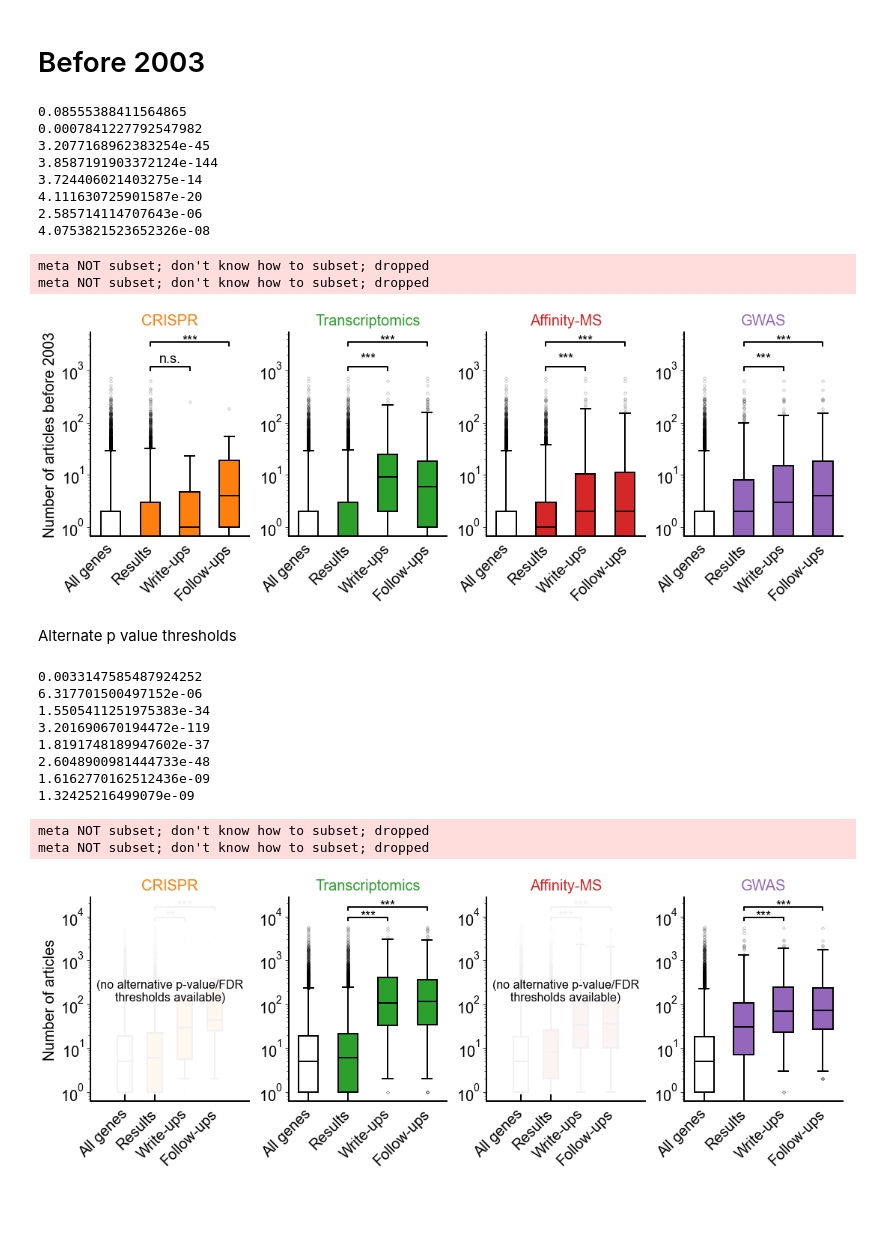
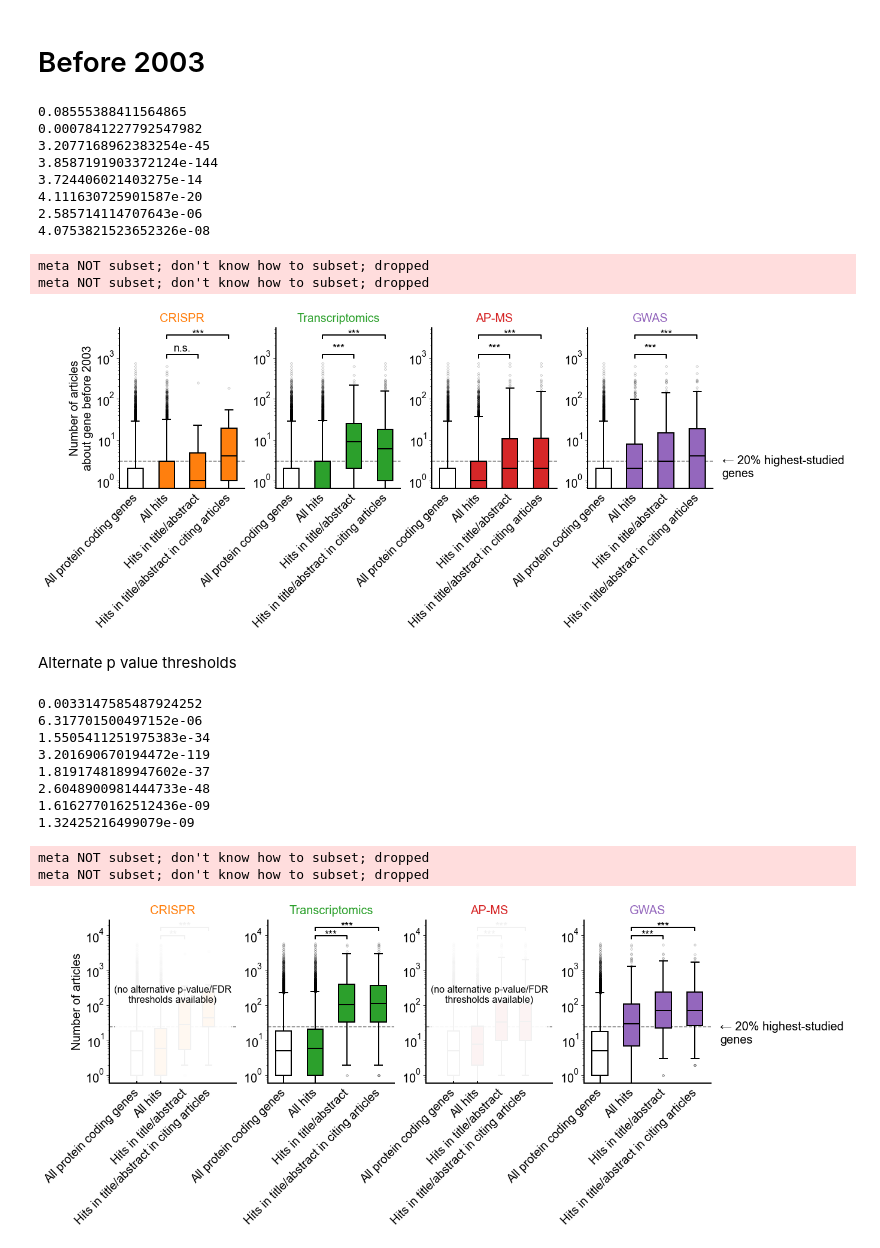
Before and after one commit to amarallab/fmug_analysis, a Jupyter notebook: notebooks/230825_filter_figure.ipynb, the cells around one changed output. Cells and saved outputs as stored; diff of their text form; code cells hidden in the pictures; blank space fills up the shorter version.

```diff
--- a/notebooks/230825_filter_figure.ipynb
+++ b/notebooks/230825_filter_figure.ipynb
@@ -414,6 +416,9 @@ def plot_boxplot(ax, hit_type='transcriptomics',
                whiskerprops=whiskerprops,
                capprops=capprops,
                flierprops=flierprops)
+
+    ax.axhline(np.percentile(data[0], 80), linestyle='dashed', color='k', zorder=-1, alpha=0.5)
+
     # test abstract against all hits
     x1, x2 = 1, 2
     y = 8_000
@@ -439,10 +444,13 @@ axes[0].set_title('CRISPR', fontsize=20, pad=10, color=sns.color_palette()[1])
 plot_boxplot(axes[1], 'transcriptomics', color=sns.color_palette()[2])
 axes[1].set_title('Transcriptomics', fontsize=20, pad=10, color=sns.color_palette()[2])
 plot_boxplot(axes[2], 'aff_ms', color=sns.color_palette()[3])
-axes[2].set_title('Affinity-MS', fontsize=20, pad=10, color=sns.color_palette()[3])
+axes[2].set_title('AP-MS', fontsize=20, pad=10, color=sns.color_palette()[3])
 plot_boxplot(axes[3], 'gwas', color=sns.color_palette()[4])
 axes[3].set_title('GWAS', fontsize=20, pad=10, color=sns.color_palette()[4])
-axes[0].set_ylabel('Number of articles', fontsize=20)
+axes[0].set_ylabel('Number of articles\nabout gene', fontsize=20)
+#axes[3].arrow(x=4, y=25, dx=-0.2, dy=0, width=1, color='k', length_includes_head=True)
+axes[3].text(x=3.8,y=35, s='← 20% highest-studied\ngenes', ha='left', va='top',
+             color='k', alpha=1, fontsize=20)
 
 for ax in axes:
     ax.set_yscale('log')
@@ -455,10 +463,10 @@ for ax in axes:
     ax.spines['top'].set_visible(False)
     [ax.spines[i].set_linewidth(2) for i in ax.spines]
     ax.set_xticks(ticks = [0,1,2,3],
-                  labels=['All genes',
-                          'Results',
-                          'Write-ups',
-                          'Follow-ups'])
+                  labels=['All protein coding genes',
+                          'All hits',
+                          'Hits in title/abstract',
+                          'Hits in title/abstract in citing articles'])
     ax.set_xticklabels(labels=ax.xaxis.get_ticklabels(),
                              rotation=45, ha='right', va='center', rotation_mode='anchor')
 
@@ -535,6 +678,9 @@ def plot_boxplot(ax, hit_type='transcriptomics',
                whiskerprops=whiskerprops,
                capprops=capprops,
                flierprops=flierprops)
+
+    ax.axhline(np.percentile(data[0], 80), linestyle='dashed', color='k', zorder=-1, alpha=0.5)
+
     # test abstract against all hits
     x1, x2 = 1, 2
     y = 1_000
@@ -560,46 +706,48 @@ axes[0].set_title('CRISPR', fontsize=20, pad=10, color=sns.color_palette()[1])
 plot_boxplot(axes[1], 'transcriptomics', color=sns.color_palette()[2])
 axes[1].set_title('Transcriptomics', fontsize=20, pad=10, color=sns.color_palette()[2])
 plot_boxplot(axes[2], 'aff_ms', color=sns.color_palette()[3])
-axes[2].set_title('Affinity-MS', fontsize=20, pad=10, color=sns.color_palette()[3])
+axes[2].set_title('AP-MS', fontsize=20, pad=10, color=sns.color_palette()[3])
 plot_boxplot(axes[3], 'gwas', color=sns.color_palette()[4])
 axes[3].set_title('GWAS', fontsize=20, pad=10, color=sns.color_palette()[4])
-axes[0].set_ylabel('Number of articles before 2003', fontsize=20)
+axes[0].set_ylabel('Number of articles\nabout gene before 2003', fontsize=20)
+axes[3].text(x=3.8,y=4.3, s='← 20% highest-studied\ngenes', ha='left', va='top',
+             color='k', alpha=1, fontsize=20)
 
 for ax in axes:
     ax.set_yscale('log')
     ax.set_ylim(axes[0].get_ylim())
     ax.tick_params(axis='both', labelsize=20, bottom=False)
     ax.tick_params(axis='y', length=5, which='major')
     ax.tick_params(axis='y', length=3, which='minor')
     ax.tick_params(axis='x', pad=10)
     ax.spines['right'].set_visible(False)
     ax.spines['top'].set_visible(False)
     [ax.spines[i].set_linewidth(2) for i in ax.spines]
     ax.set_xticks(ticks = [0,1,2,3],
-                  labels=['All genes',
-                          'Results',
-                          'Write-ups',
-                          'Follow-ups'])
+                  labels=['All protein coding genes',
+                          'All hits',
+                          'Hits in title/abstract',
+                          'Hits in title/abstract in citing articles'])
     ax.set_xticklabels(labels=ax.xaxis.get_ticklabels(),
                              rotation=45, ha='right', va='center', rotation_mode='anchor')
 
 plt.savefig('../img/horizontal_filter_figure_up_to_2003.png', dpi=300, bbox_inches='tight')
 plt.savefig('../img/horizontal_filter_figure_up_to_2003.pdf', bbox_inches='tight')
 
 export.image('general', p='figures/horizontal_filter_figure_up_to_2003.pdf', date=True)
 export.raster_image('general', p='figures/horizontal_filter_figure_up_to_2003.png', date=True, dpi=600)
 # %% [output]
 0.08555388411564865
 0.0007841227792547982
 3.2077168962383254e-45
 3.8587191903372124e-144
 3.724406021403275e-14
 4.111630725901587e-20
 2.585714114707643e-06
 4.0753821523652326e-08
 meta NOT subset; don't know how to subset; dropped
 meta NOT subset; don't know how to subset; dropped
-[figure, old version]
+[figure, new version]
 # %% [markdown]
 Alternate p value thresholds
 # %%
@@ -678,6 +826,9 @@ def plot_boxplot(ax, hit_type='transcriptomics',
                whiskerprops=whiskerprops,
                capprops=capprops,
                flierprops=flierprops)
+
+    ax.axhline(np.percentile(data[0], 80), linestyle='dashed', color='k', zorder=-1, alpha=0.5)
+
     # test abstract against all hits
     x1, x2 = 1, 2
     y = 8_000
@@ -703,10 +854,13 @@ axes[0].set_title('CRISPR', fontsize=20, pad=10, color=sns.color_palette()[1])
 plot_boxplot(axes[1], 'transcriptomics', color=sns.color_palette()[2])
 axes[1].set_title('Transcriptomics', fontsize=20, pad=10, color=sns.color_palette()[2])
 plot_boxplot(axes[2], 'aff_ms', color=sns.color_palette()[3])
-axes[2].set_title('Affinity-MS', fontsize=20, pad=10, color=sns.color_palette()[3])
+axes[2].set_title('AP-MS', fontsize=20, pad=10, color=sns.color_palette()[3])
 plot_boxplot(axes[3], 'gwas', color=sns.color_palette()[4])
 axes[3].set_title('GWAS', fontsize=20, pad=10, color=sns.color_palette()[4])
 axes[0].set_ylabel('Number of articles', fontsize=20)
+
+axes[3].text(x=3.8,y=35, s='← 20% highest-studied\ngenes', ha='left', va='top',
+             color='k', alpha=1, fontsize=20)
 
 for ax in axes:
     ax.set_yscale('log')
@@ -719,21 +873,21 @@ for ax in axes:
     ax.spines['top'].set_visible(False)
     [ax.spines[i].set_linewidth(2) for i in ax.spines]
     ax.set_xticks(ticks = [0,1,2,3],
-                  labels=['All genes',
-                          'Results',
-                          'Write-ups',
-                          'Follow-ups'])
+                  labels=['All protein coding genes',
+                          'All hits',
+                          'Hits in title/abstract',
+                          'Hits in title/abstract in citing articles'])
     ax.set_xticklabels(labels=ax.xaxis.get_ticklabels(),
                              rotation=45, ha='right', va='center', rotation_mode='anchor')
 
-axes[0].fill_between(y1=[0.9,0.9],
+axes[0].fill_between(y1=[0.7,0.7],
                      y2=[axes[0].get_ylim()[1],axes[0].get_ylim()[1]],
                      x=[-0.9,3.9], color='w', zorder=100, alpha=0.95)
 axes[0].text(s='(no alternative p-value/FDR\nthresholds available)',
                         x=1.5,
                         y=200, ha='center', va='center', fontsize=16, zorder=200)
 
-axes[2].fill_between(y1=[0.9,0.9],
+axes[2].fill_between(y1=[0.7,0.7],
                      y2=[axes[0].get_ylim()[1],axes[0].get_ylim()[1]],
                      x=[-0.9,3.9], color='w', zorder=100, alpha=0.95)
 axes[2].text(s='(no alternative p-value/FDR\nthresholds available)',
@@ -756,4 +910,4 @@ export.raster_image('general', p='figures/horizontal_filter_figure_alt_p.png', d
 1.32425216499079e-09
 meta NOT subset; don't know how to subset; dropped
 meta NOT subset; don't know how to subset; dropped
-[figure, old version]
+[figure, new version]
```
Also changed, not shown: parts of 6 cells of this notebook, 13 other files.
